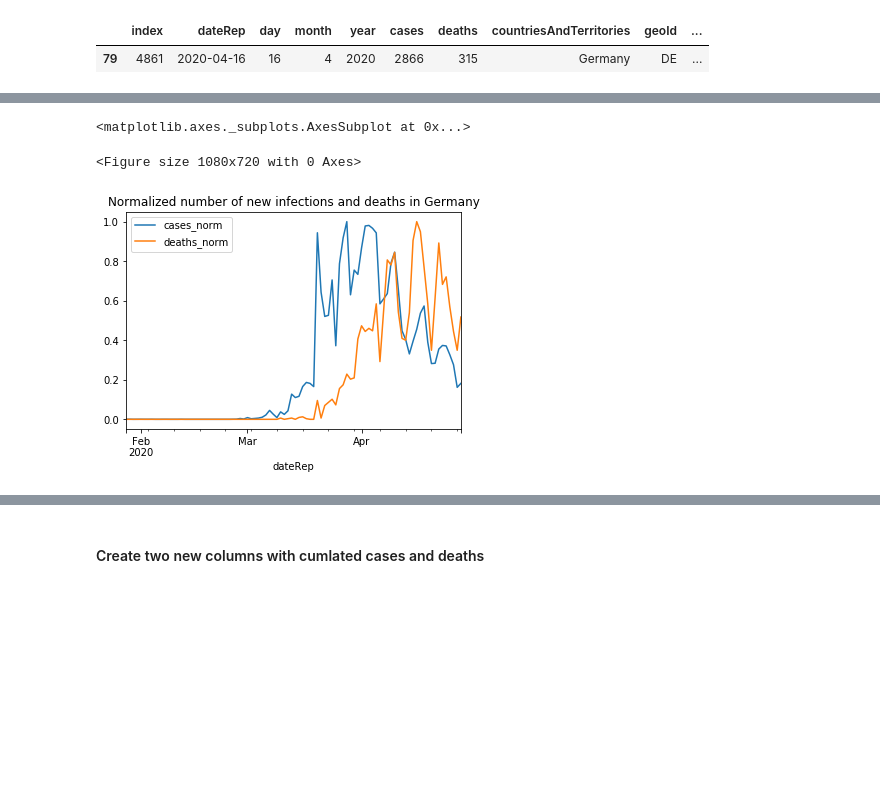
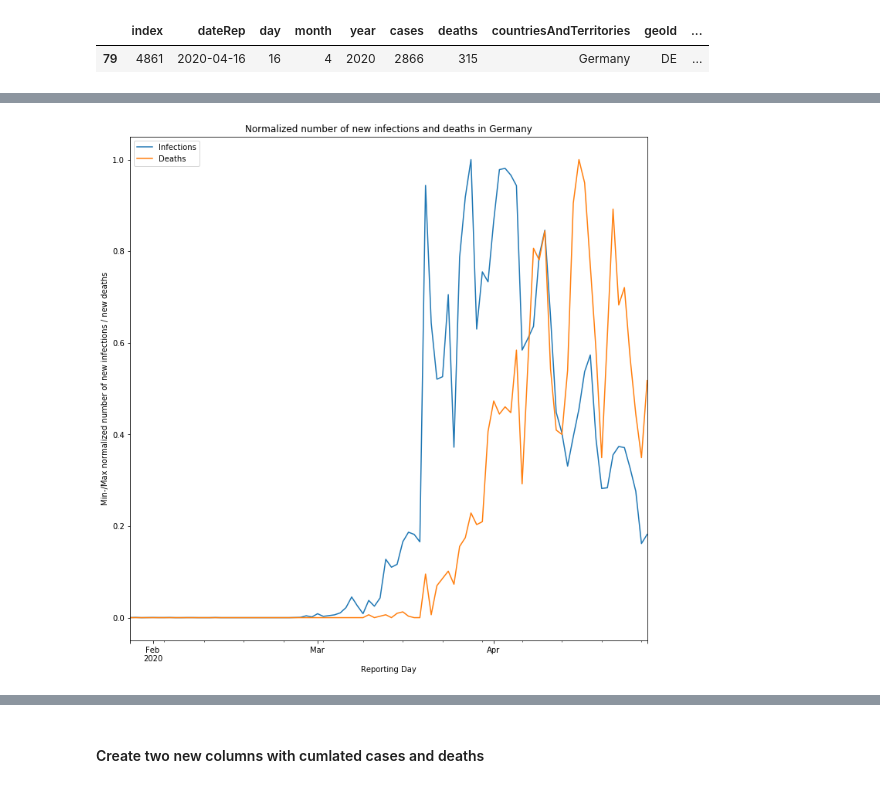
Before and after one commit to praemisit/COVID19_DataExploration, a Jupyter notebook: COVID19_DataExploration.ipynb, the cells around one changed output, grey strips where cells are left out. Saved outputs shown, nothing was run; the diff lists cells and outputs as text; code cells hidden in the pictures; blank space fills up the shorter version.

```diff
--- a/COVID19_DataExploration.ipynb
+++ b/COVID19_DataExploration.ipynb
@@ -223,7 +223,15 @@ df_country[df_country["deaths"] == df_country["deaths"].max()]
 
 plt.figure(figsize=(15,10))
 df_country.set_index("dateRep")["cases"].plot.bar(title="Number of new infections per day in " + country_scope)
+plt.rcParams["figure.figsize"] = (15, 10)
+plt.xlabel('Reporting Day')
+plt.ylabel('Number of infections per day')
+plt.show()
 
-plt.figure(figsize=(15,10))
+
+plt.rcParams["figure.figsize"] = (15, 10)
 df_country.set_index("dateRep")["deaths"].plot.bar(title="Number of new deaths per day in " + country_scope)
+plt.xlabel('Reporting Day')
+plt.ylabel('Number of deaths per day')
+plt.show()
 # %% [output]
@@ -236,9 +243,16 @@ df_country.set_index("dateRep")["deaths"].plot.bar(title="Number of new deaths p
 # Calculate cumulated sums
 df_country[["cum_cases", "cum_deaths"]] = df_country[["cases", "deaths"]].cumsum()
 
-plt.figure(figsize=(15,10))
+plt.rcParams["figure.figsize"] = (15, 10)
 df_country.set_index("dateRep")["cum_cases"].plot.line(title="Cumulated number of infections " + country_scope)
+plt.xlabel('Reporting Day')
+plt.ylabel('Cumulated number of infections')
+plt.show()
 
-plt.figure(figsize=(15,10))
+
+plt.rcParams["figure.figsize"] = (15, 10)
 df_country.set_index("dateRep")["cum_deaths"].plot.line(title="Cumulated number of deaths " + country_scope)
+plt.xlabel('Reporting Day')
+plt.ylabel('Cumulated number of deaths')
+plt.show()
 # %% [output]
@@ -248,15 +261,17 @@ df_country.set_index("dateRep")["cum_deaths"].plot.line(title="Cumulated number
 # %%
 # Step 4: Normalize the numbers of new infections and days and visualize them in one chart
 
 # Normalize the number of infections and the number of deaths using sklearn's preprocessing capabilities
 min_max_scaler = preprocessing.MinMaxScaler()
 df_country["cases_norm"] = min_max_scaler.fit_transform(df_country["cases"].to_numpy().reshape(-1, 1))
 df_country["deaths_norm"] = min_max_scaler.fit_transform(df_country["deaths"].to_numpy().reshape(-1, 1))
 
 # Plot the normalized numbers
-plt.figure(figsize=(15,10))
+plt.rcParams["figure.figsize"] = (12, 12)
 df_country.set_index("dateRep")[["cases_norm", "deaths_norm"]].plot.line(title="Normalized number of new infections and deaths in " + country_scope)
+plt.xlabel('Reporting Day')
+plt.ylabel('Min-/Max normalized number of new infections / new deaths')
+plt.legend(["Infections", "Deaths"])
+plt.show()
 # %% [output]
-<matplotlib.axes._subplots.AxesSubplot at 0x...>
-<Figure size 1080x720 with 0 Axes>
-[figure, old version]
+[figure, new version]
```
Also changed, not shown: parts of 7 cells of this notebook, 8 other files.
